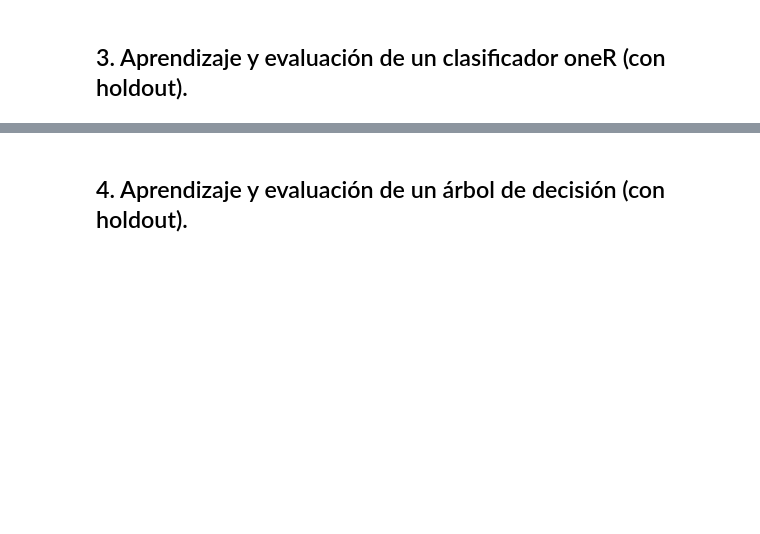
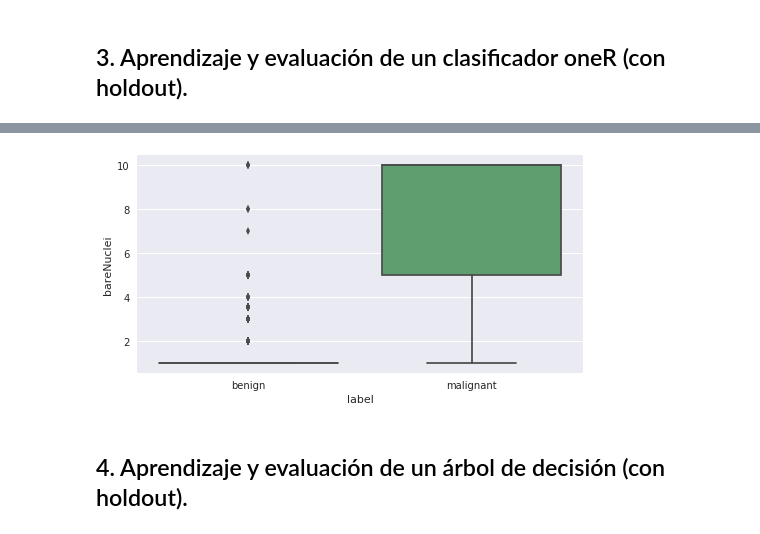
Before and after one commit to VanessaNav/DataMining, a Jupyter notebook: Prac1IvanVanessa.ipynb, the cells around one changed output, grey strips where cells are left out. Cells and saved outputs as stored; diff of their text form; code cells hidden in the pictures; blank space fills up the shorter version.

```diff
--- a/Prac1IvanVanessa.ipynb
+++ b/Prac1IvanVanessa.ipynb
@@ -287,3 +465,7 @@ Como vemos, en ambos casos hay demasiadas instancias mal clasificadas...
+# %%
+gSingleBoxplot(cleanDf2,'bareNuclei')
+# %% [output]
+[figure, added]
 # %% [markdown]
 ## 4. Aprendizaje y evaluación de un árbol de decisión (con holdout).
 # %% [markdown]
```
Also changed, not shown: parts of 49 cells of this notebook, 1 other file.
